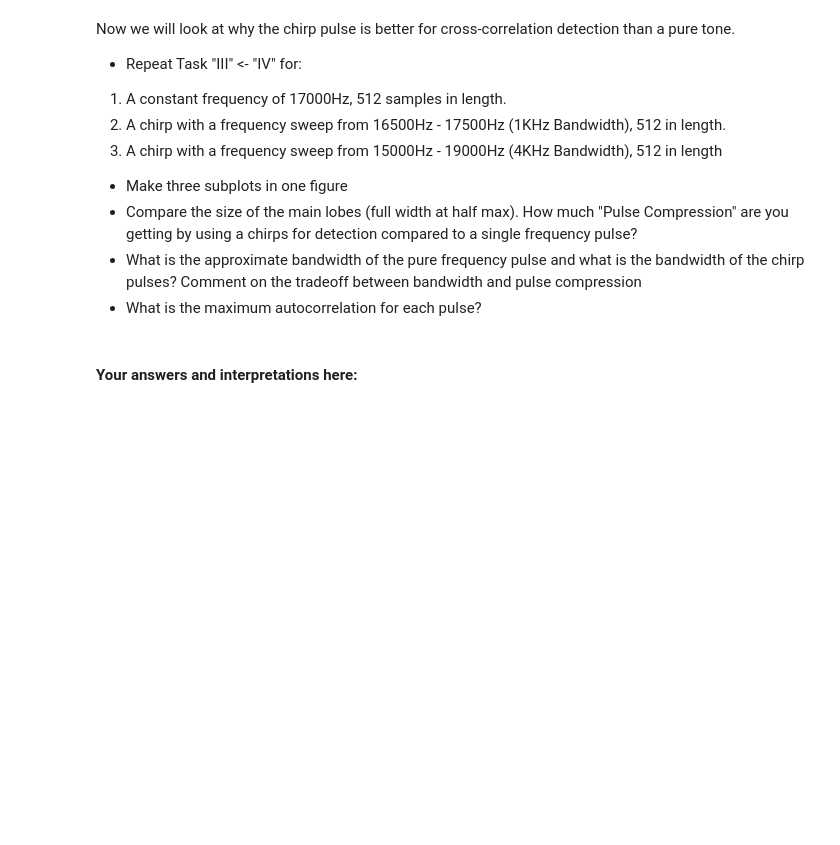
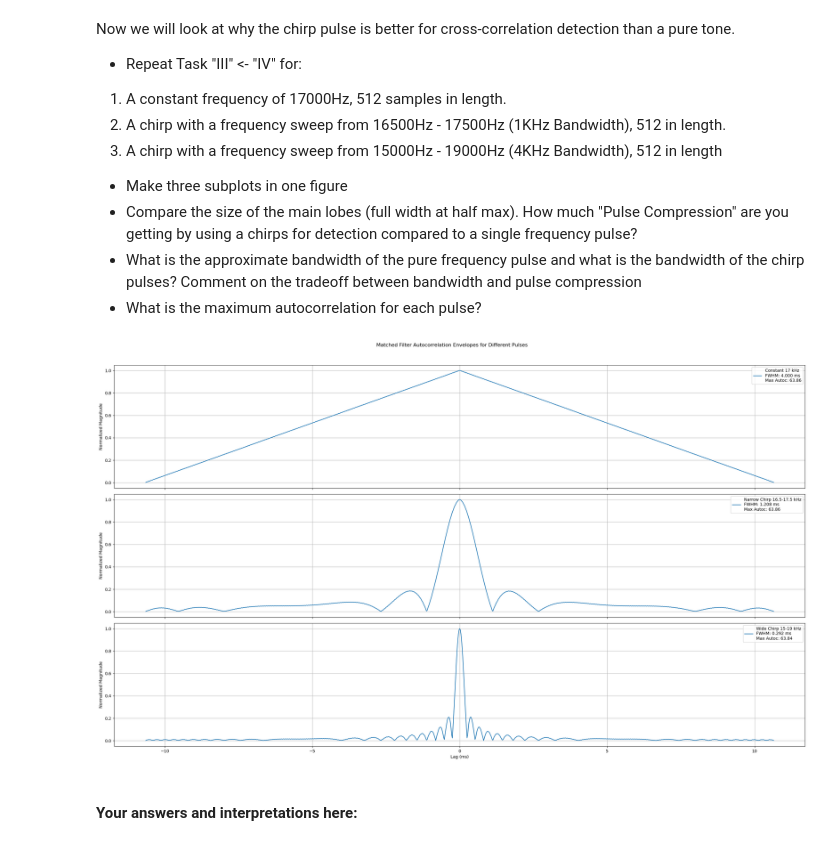
Before and after one commit to alekseiprakhiy/3305-project, a Jupyter notebook: TimeDomain-Sonar-New (2).ipynb, the cells around one changed output. Drawn from its saved outputs; the diff is of its cells as text; code cells hidden in the pictures; blank space fills up the shorter version.

```diff
--- a/TimeDomain-Sonar-New (2).ipynb
+++ b/TimeDomain-Sonar-New (2).ipynb
@@ -477,3 +573,81 @@ ax1.grid('on')
+# %%
+import numpy as np
+import matplotlib.pyplot as plt
+from scipy import signal
+from matplotlib.figure import figaspect
+
+# Parameters
+fs = 48000          # Sampling frequency Hz
+N = 512             # Number of samples
+T = N / fs          # Pulse duration (s)
+t = np.arange(N) / fs
+
+def generate_pulse(flow, fhigh=None):
+    """
+    Generate pulse and analytic signal.
+    If fhigh is None, generate constant frequency sine pulse.
+    If fhigh is provided, generate linear chirp.
+    """
+    if fhigh is None or flow == fhigh:
+        # Constant frequency pulse
+        phi_cycles = flow * t
+    else:
+        # Chirp pulse
+        k = (fhigh - flow) / T
+        phi_cycles = flow * t + 0.5 * k * t**2
+
+    phi = 2 * np.pi * phi_cycles
+    s_real = 0.5 * np.sin(phi)
+    s_analytic = 0.5 * np.exp(1j * phi)
+
+    return s_real, s_analytic
+
+def matched_filter_autocorr(s_real, s_analytic):
+    autoc = signal.fftconvolve(s_real, np.conj(s_analytic[::-1]), mode='full')
+    lags = np.arange(-(N-1), N) / fs * 1000  # lags in ms
+    env = np.abs(autoc)
+    env /= env.max()  # Normalize to max=1
+
+    # Calculate FWHM around main peak ±2 ms (~±96 samples)
+    peak_idx = env.argmax()
+    win = np.logical_and(np.arange(len(env)) >= peak_idx-96,
+                         np.arange(len(env)) <= peak_idx+96)
+    halfmax_idx = np.where(np.logical_and(env >= 0.5, win))[0]
+    fwhm_ms = lags[halfmax_idx[-1]] - lags[halfmax_idx[0]]
+    fwhm_ratio = (fwhm_ms / 1000) / T  # FWHM normalized by pulse duration
+
+    max_autoc = np.max(np.abs(autoc))
+
+    return lags, env, fwhm_ms, fwhm_ratio, max_autoc
+
+# Generate pulses
+pulses = [
+    ("Constant 17 kHz", 17000, 17000),
+    ("Narrow Chirp 16.5-17.5 kHz", 16500, 17500),
+    ("Wide Chirp 15-19 kHz", 15000, 19000)
+]
+
+fig_width, fig_height = figaspect(0.3)
+fig, axs = plt.subplots(len(pulses), 1, figsize=(fig_width*1.5, fig_height*len(pulses)), sharex=True)
+
+results = []
+
+for i, (label, f0, f1) in enumerate(pulses):
+    s_real, s_analytic = generate_pulse(f0, f1 if f1 != f0 else None)
+    lags, env, fwhm_ms, fwhm_ratio, max_autoc = matched_filter_autocorr(s_real, s_analytic)
+    results.append((label, fwhm_ms, fwhm_ratio, max_autoc, f0, f1))
+
+    axs[i].plot(lags, env, label=f"{label}\nFWHM: {fwhm_ms:.3f} ms\nMax Autoc: {max_autoc:.2f}")
+    axs[i].set_ylabel("Normalized Magnitude")
+    axs[i].legend(loc='upper right')
+    axs[i].grid(True)
+
+axs[-1].set_xlabel("Lag (ms)")
+plt.suptitle("Matched Filter Autocorrelation Envelopes for Different Pulses")
+plt.tight_layout(rect=[0, 0, 1, 0.96])
+plt.show()
+# %% [output]
+[figure, added]
 # %% [markdown]
 #### Your answers and interpretations here:
 # %% [markdown]
```
Also changed, not shown: parts of 15 cells of this notebook.
